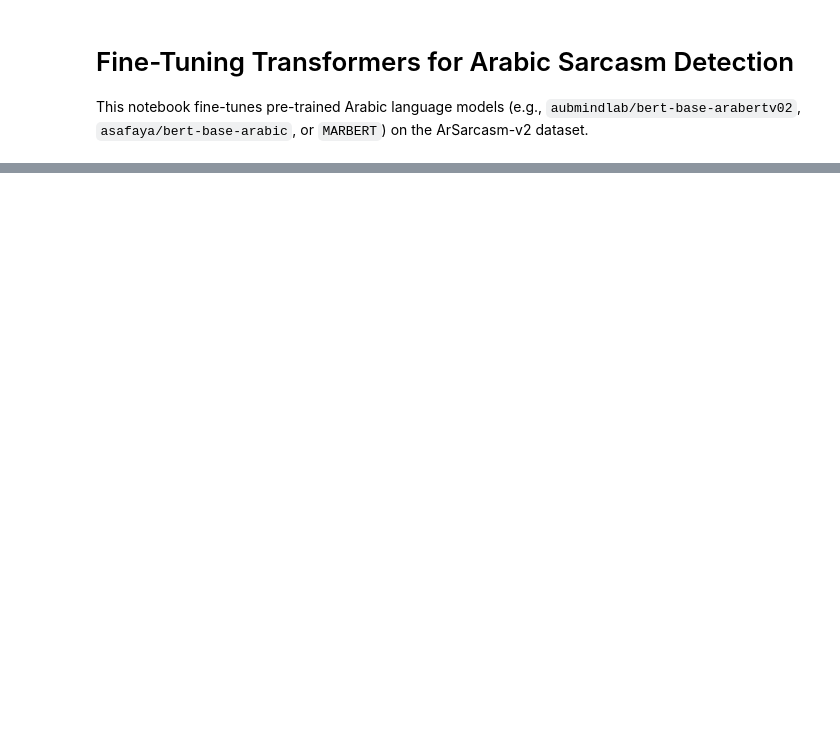
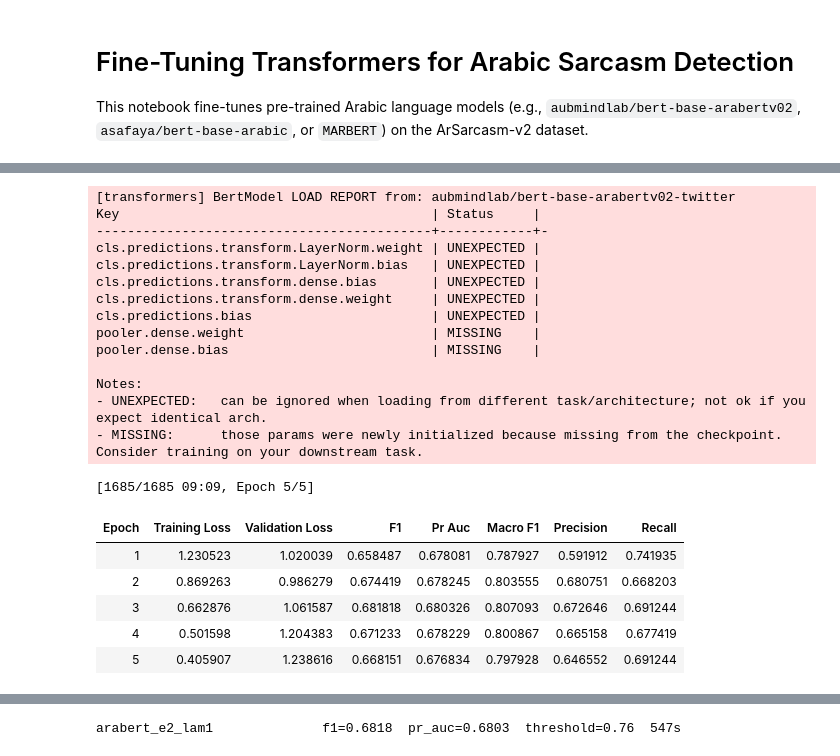
Before and after one commit to cad0m/Arabic-sarcasm, a Jupyter notebook: notebooks/05_finetune.ipynb, the cells around one changed output, grey strips where cells are left out. Drawn from its saved outputs; the diff is of its cells as text; code cells hidden in the pictures; blank space fills up the shorter version.

```diff
--- a/notebooks/05_finetune.ipynb
+++ b/notebooks/05_finetune.ipynb
@@ -48,0 +268,26 @@ class weights: [0.603977620601654, 2.9043641090393066]
+# %%
+trainer = make_trainer("arabert", lam=1, seed=42)
+result = trainer.train()
+log_run(trainer, result, "arabert_e2_lam1", lam=1, seed=42, key="arabert")
+# %% [output]
+[transformers] BertModel LOAD REPORT from: aubmindlab/bert-base-arabertv02-twitter
+Key                                        | Status     |
+-------------------------------------------+------------+-
+cls.predictions.transform.LayerNorm.weight | UNEXPECTED |
+cls.predictions.transform.LayerNorm.bias   | UNEXPECTED |
+cls.predictions.transform.dense.bias       | UNEXPECTED |
+cls.predictions.transform.dense.weight     | UNEXPECTED |
+cls.predictions.bias                       | UNEXPECTED |
+pooler.dense.weight                        | MISSING    |
+pooler.dense.bias                          | MISSING    |
+
+Notes:
+- UNEXPECTED:   can be ignored when loading from different task/architecture; not ok if you expect identical arch.
+- MISSING:      those params were newly initialized because missing from the checkpoint. Consider training on your downstream task.
+[1685/1685 09:09, Epoch 5/5]
+| Epoch | Training Loss | Validation Loss | F1 | Pr Auc | Macro F1 | Precision | Recall |
+| 1 | 1.230523 | 1.020039 | 0.658487 | 0.678081 | 0.787927 | 0.591912 | 0.741935 |
+| 2 | 0.869263 | 0.986279 | 0.674419 | 0.678245 | 0.803555 | 0.680751 | 0.668203 |
+| 3 | 0.662876 | 1.061587 | 0.681818 | 0.680326 | 0.807093 | 0.672646 | 0.691244 |
+| 4 | 0.501598 | 1.204383 | 0.671233 | 0.678229 | 0.800867 | 0.665158 | 0.677419 |
+| 5 | 0.405907 | 1.238616 | 0.668151 | 0.676834 | 0.797928 | 0.646552 | 0.691244 |
@@ -48,0 +295 @@ class weights: [0.603977620601654, 2.9043641090393066]
+arabert_e2_lam1              f1=0.6818  pr_auc=0.6803  threshold=0.76  547s
```
Also changed, not shown: parts of 26 cells of this notebook.
